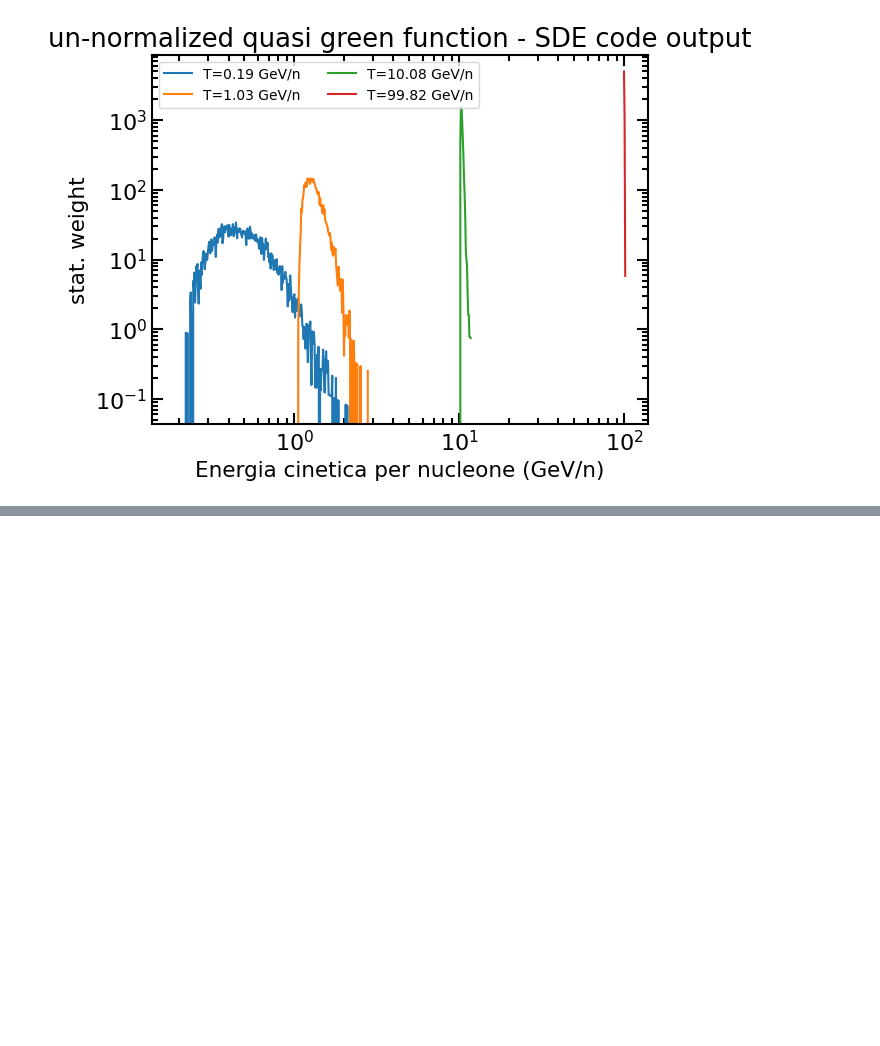
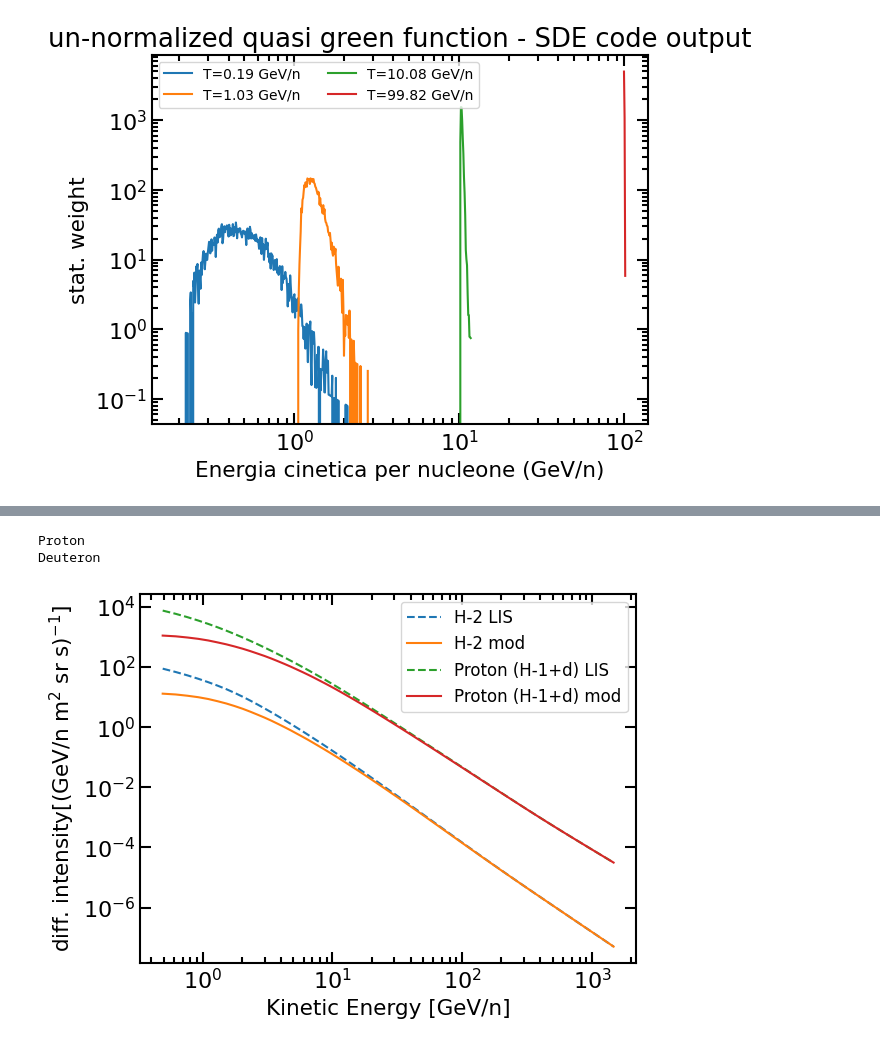
Before and after one commit to ICSC-Spoke3/Cosmica-dev, a Jupyter notebook: extra/Spiegone.ipynb, the cells around one changed output, grey strips where cells are left out. Drawn from its saved outputs; the diff is of its cells as text; code cells hidden in the pictures; blank space fills up the shorter version.

```diff
--- a/extra/Spiegone.ipynb
+++ b/extra/Spiegone.ipynb
@@ -188,8 +188,8 @@ Z     A     T0[GeV/n]       Name
 #list of available ions and isotopes
 
 print(f"Actually the available ions are:")
-for key in Isotopes_dict.keys():
-    print(f"{key:10}: {len(Isotopes_dict[key])} isotopes")
+for key in PL.Isotopes_dict.keys():
+    print(f"{key:10}: {len(PL.Isotopes_dict[key])} isotopes")
 # %% [output]
 Actually the available ions are:
 Electron  : 1 isotopes
@@ -273,0 +275,16 @@ No warnings
+# %%
+# load Modulation_Matrix_dict
+import pickle
+Monte_carlo_output_example_filename = "Librerie/esempi/Proton_RawMatrixFile.pkl"
+try:
+    with open(Monte_carlo_output_example_filename, "rb") as f:
+        Modulation_Matrix_dict=pickle.load(f)
+    print(f"Stiamo mostrando il file di archivio {Monte_carlo_output_example_filename}")
+    print(f"il file contiene i seguenti Isotopi:")
+    for key in Modulation_Matrix_dict.keys():
+        print(f"--> {key}")
+    print(f"ogni dizionario contiene le stesse chiavi prodotte da LoadSimulationOutput(): ")
+    print(Modulation_Matrix_dict[key].keys())
+except Exception as error:
+    print(error,file=sys.stderr)
+    print(f"Some error occours while opening {Monte_carlo_output_example_filename}")
@@ -273,0 +308,52 @@ No warnings
+# %%
+# calcolo dello spettro di un singolo isotopo e di uno ione
+import pickle
+from LIS import LoadLIS
+from LIS import GetLIS
+from modulator import Spectra_BackwardEnergy
+from modulator import EvaluateModulation
+
+exampleLIS = LoadLIS('Librerie/esempi/GALPROP_LIS_Esempio')
+
+# load Modulation_Matrix_dict
+Monte_carlo_output_example_filename = "Librerie/esempi/Proton_RawMatrixFile.pkl"
+try:
+    with open(Monte_carlo_output_example_filename, "rb") as f:
+        Modulation_Matrix_dict=pickle.load(f)
+except Exception as error:
+    print(error,file=sys.stderr)
+    print(f"Some error occours while opening {Monte_carlo_output_example_filename}")
+    exit()
+
+# modulation of a single isotope
+Z = 1  # Hydrogen
+A = 2  # Atomic mass
+K = 0  # K-shell
+T0= 0.938272 # proton rest mass
+IncludeSecondaries = True
+lis_spectrum = GetLIS(exampleLIS, Z, A, K, IncludeSecondaries)
+EnergyBinning,ModulatedSpectra,LIS_isotope=Spectra_BackwardEnergy(Modulation_Matrix_dict['Proton'],lis_spectrum,T0)
+
+
+# modulation of a Ion (p+d)
+Ion="Proton"
+output_in_energy=True
+Energies,Jmod,JLIS=EvaluateModulation(Ion,exampleLIS,Modulation_Matrix_dict,output_in_energy)
+
+
+
+
+# plot LIS
+plt.figure()
+plt.loglog(EnergyBinning,LIS_isotope,"--", label='H-2 LIS')
+plt.loglog(EnergyBinning,ModulatedSpectra,"-", label='H-2 mod')
+plt.loglog(Energies,JLIS,"--", label='Proton (H-1+d) LIS')
+plt.loglog(Energies,Jmod,"-", label='Proton (H-1+d) mod')
+plt.xlabel('Kinetic Energy [GeV/n]')
+plt.ylabel(r'diff. intensity[(GeV/n m$^2$ sr s)$^{-1}$]')
+plt.legend(fontsize="12")
+plt.show()
+# %% [output]
+Proton
+Deuteron
+[figure, added]
```
Also changed, not shown: parts of 6 cells of this notebook, 49 other files.
